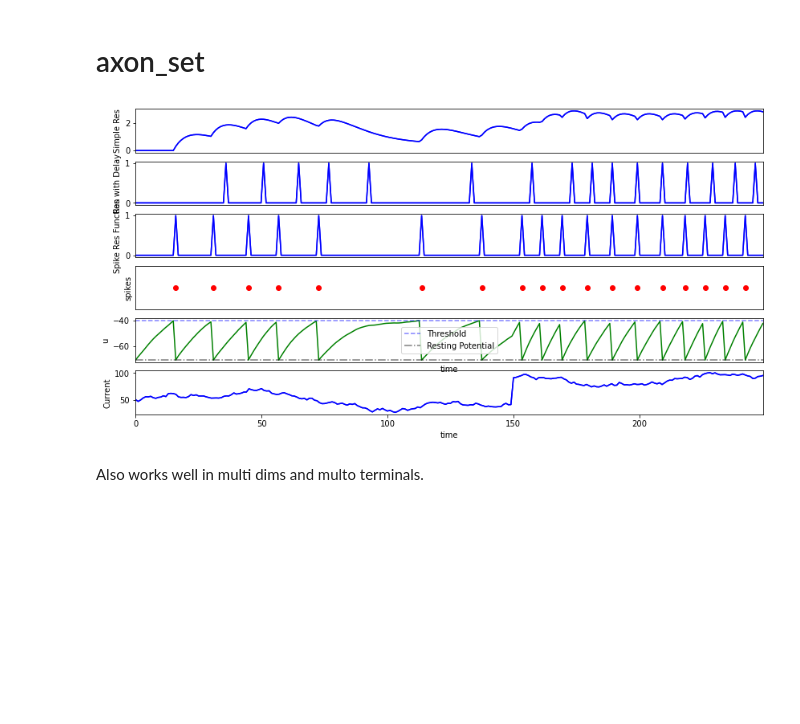
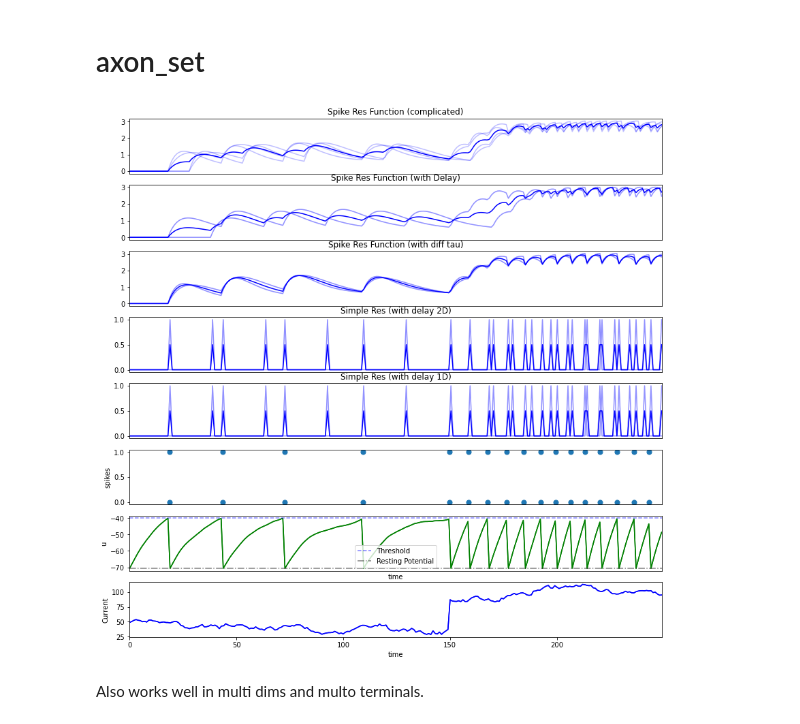
Before and after one commit to cnrl/Spiral, a Jupyter notebook: main.ipynb, the cells around one changed output. Cells and saved outputs as stored; diff of their text form; code cells hidden in the pictures; blank space fills up the shorter version.

```diff
--- a/main.ipynb
+++ b/main.ipynb
@@ -81,8 +89,9 @@ I = torch.abs(I)
 # %%
 from cnsproject.network.axon_sets import SimpleAxonSet
 a1 = SimpleAxonSet(
-        population=(1,),
+        population=(2,),
         terminal=(2,),
+        delay=torch.tensor([[0,20],[0,20]])
     )
 n.add_axon_set(a1, 'a1')
 # %%
@@ -96,46 +106,64 @@ n.add_axon_set(a2, 'a2')
 # %%
 from cnsproject.network.axon_sets import SRFAxonSet
 a3 = SRFAxonSet(
-        population=(1,),
-        terminal=(), #terminal shape is 1 per each axon
-        delay=0,
+        population=(2,),
+        terminal=(3,), #terminal shape is 1 per each axon
+        delay=torch.tensor([0,20]),
         tau=9.,
         max_spikes_at_the_same_time=3,
     )
 n.add_axon_set(a3, 'a3')
+# %%
+from cnsproject.network.axon_sets import SRFAxonSet
+a4 = SRFAxonSet(
+        population=(2,),
+        terminal=(2,), #terminal shape is 1 per each axon
+        delay=torch.tensor([0,10]),
+        tau=torch.tensor([[7.,11.],[7.,11.]]),
+        max_spikes_at_the_same_time=3,
+    )
+n.add_axon_set(a4, 'a4')
 # %%
 from cnsproject.monitors.monitors import Monitor
+a0.reset()
 a1.reset()
 a2.reset()
 a3.reset()
+a4.reset()
 n.reset()
+ma0 = Monitor(a0, ['e'])
 ma1 = Monitor(a1, ['e'])
 ma2 = Monitor(a2, ['e'])
 ma3 = Monitor(a3, ['e'])
+ma4 = Monitor(a4, ['e'])
 m = Monitor(n, ['s','u'], time=250)
-m.simulate(n.forward, inputs={'direct_input': I}, attendance=[ma1,ma2,ma3])
+m.simulate(n.forward, inputs={'direct_input': I}, attendance=[ma0,ma1,ma2,ma3,ma4])
 # %%
 import matplotlib.pyplot as plt
 from cnsproject.monitors.plotter import Plotter
 
-plt.figure(figsize=(14,7))
+plt.figure(figsize=(14,14))
 p = Plotter([
+    ['a4'],
     ['a3'],
     ['a2'],
     ['a1'],
+    ['a0'],
     ['s'],
     ['u'],
     ['i'],
 ], wspace=0.3, monitor=m)
 p.current_dynamic('i', I=I[:250])
 p.neuron_voltage('u', x_vis=False)
-p.neuron_spike('s', x_vis=False)
-p.population_plot('a1', y='e', x_vis=False, y_label="Spike Res Function", monitor=ma1, x_lim='fit')
-p.population_plot('a2', y='e', x_vis=False, y_label="Res with Delay", monitor=ma2, x_lim='fit')
-p.population_plot('a3', y='e', x_vis=False, y_label="Simple Res", monitor=ma3, x_lim='fit')
+p.population_activity_raster('s', x_vis=False, s=50)
+p.population_plot('a0', y='e', x_vis=False, title="Simple Res (with delay 1D)", monitor=ma0, x_lim='fit')
+p.population_plot('a1', y='e', x_vis=False, title="Simple Res (with delay 2D)", monitor=ma1, x_lim='fit')
+p.population_plot('a2', y='e', x_vis=False, title="Spike Res Function (with diff tau)", monitor=ma2, x_lim='fit')
+p.population_plot('a3', y='e', x_vis=False, title="Spike Res Function (with Delay)", monitor=ma3, x_lim='fit')
+p.population_plot('a4', y='e', x_vis=False, title="Spike Res Function (complicated)", monitor=ma4, x_lim='fit')
 p.show()
 # %% [output]
-[figure, old version]
+[figure, new version]
 # %% [markdown]
 Also works well in multi dims and multo terminals.
 # %% [markdown]
```
Also changed, not shown: parts of 21 cells of this notebook, 9 other files.
